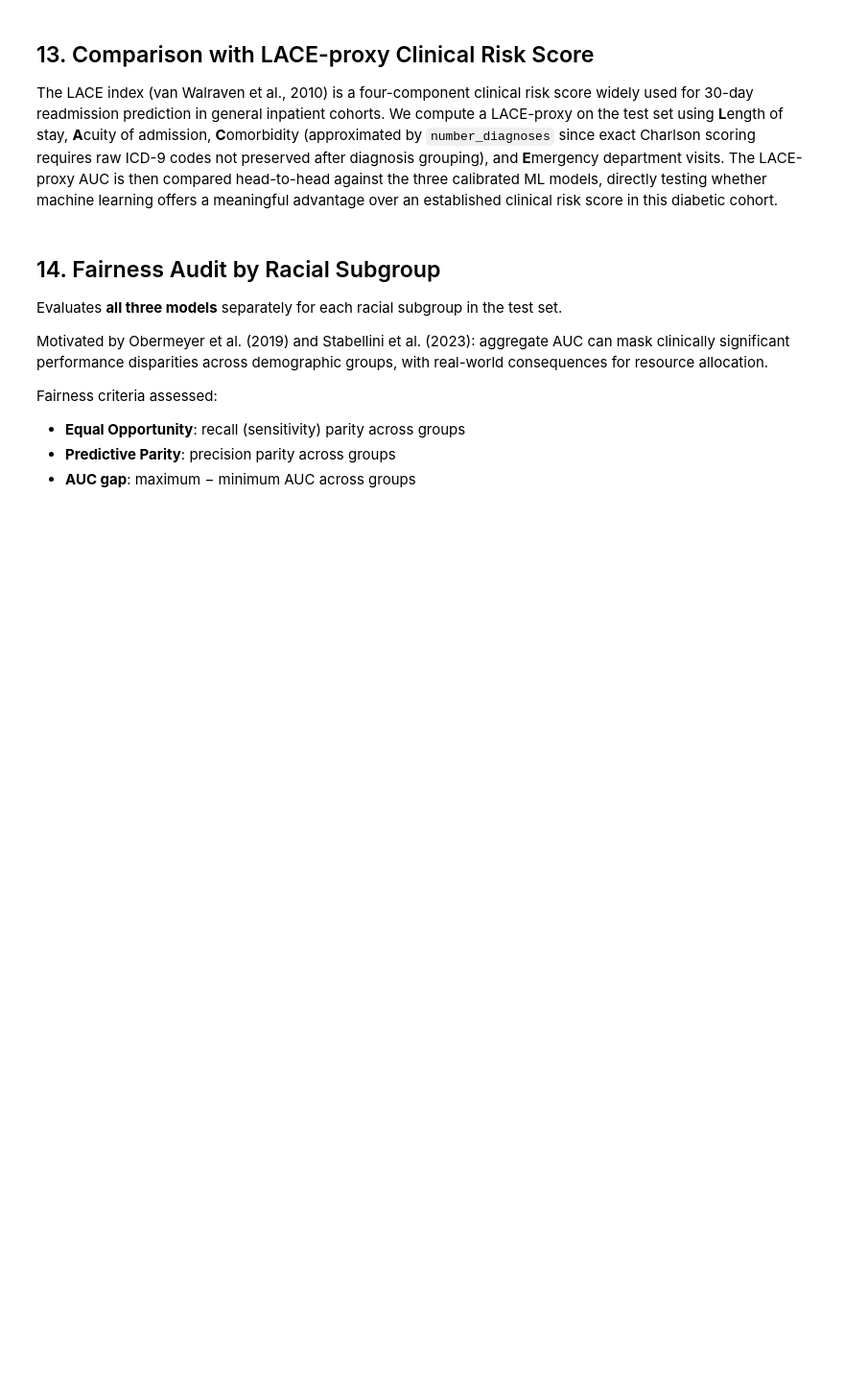
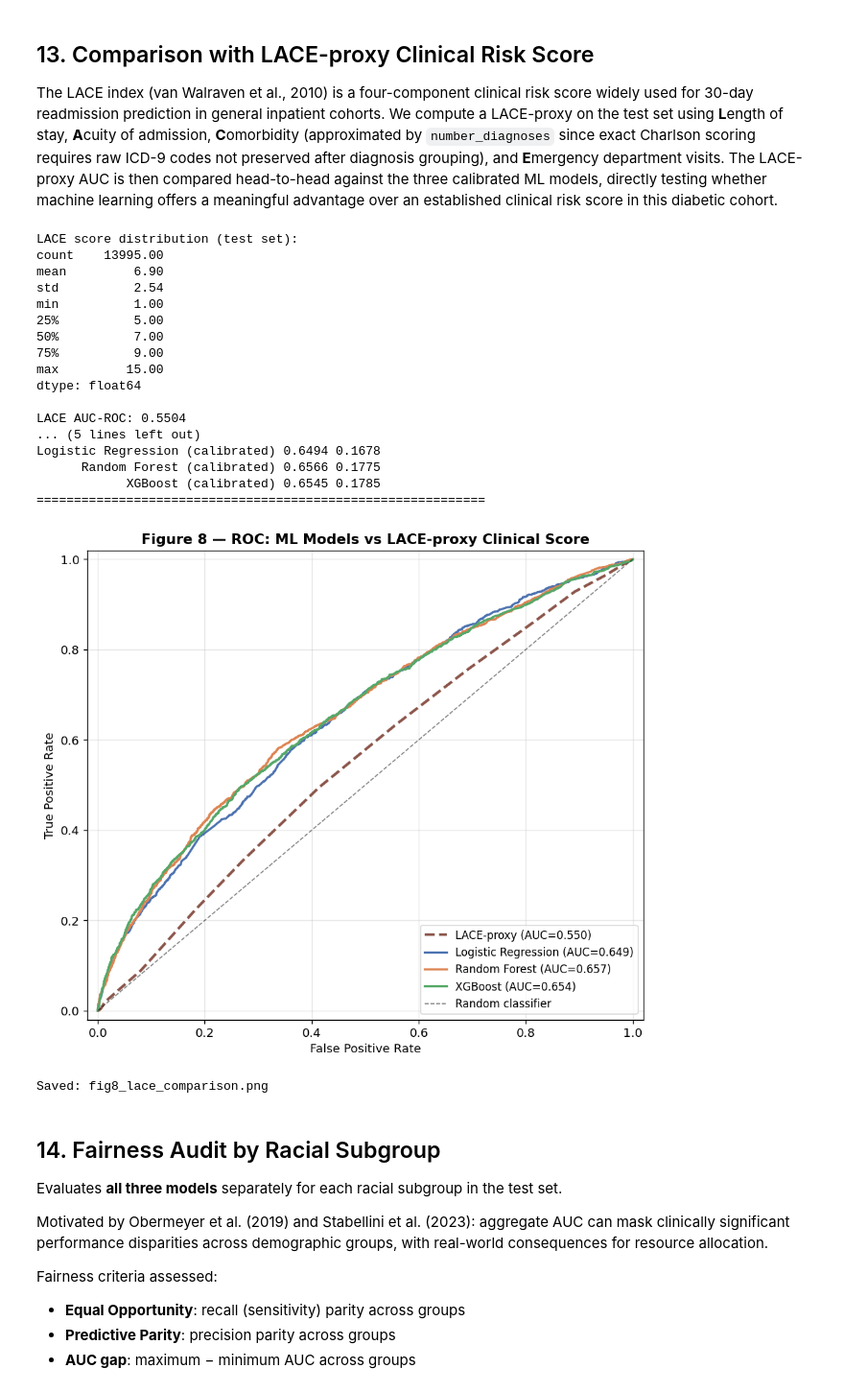
Before and after one commit to mahdi2382/Module_5, a Jupyter notebook: diabetes_readmission_improved.ipynb, the cells around one changed output. Shown at 96% size. Drawn from its saved outputs; the diff is of its cells as text; code cells hidden in the pictures; blank space fills up the shorter version.

```diff
--- a/diabetes_readmission_improved.ipynb
+++ b/diabetes_readmission_improved.ipynb
@@ -1063,36 +1313,56 @@ for name, cal_model in calibrated_models.items():
 comparison_df = pd.DataFrame(comparison)
 print("\n" + "="*60)
 print("Head-to-head benchmark vs LACE-proxy:")
 print(comparison_df.to_string(index=False))
 print("="*60)
 
 # ── Figure 9: ROC curves — ML models vs LACE-proxy ────────────────────────────
 fig, ax = plt.subplots(figsize=(8, 7))
 
 fpr, tpr, _ = roc_curve(y_test, lace_test)
 ax.plot(fpr, tpr, lw=2.5, linestyle='--', color='#8C564B',
         label=f"LACE-proxy (AUC={roc_auc_score(y_test, lace_test):.3f})")
 
 for i, (name, cal_model) in enumerate(calibrated_models.items()):
     yp = cal_model.predict_proba(X_test)[:, 1]
     fpr, tpr, _ = roc_curve(y_test, yp)
     ax.plot(fpr, tpr, lw=2, color=list(PALETTE.values())[i],
             label=f"{name} (AUC={roc_auc_score(y_test, yp):.3f})")
 
 ax.plot([0, 1], [0, 1], 'k--', lw=1, alpha=0.5, label='Random classifier')
 ax.set_xlim(-0.02, 1.02); ax.set_ylim(-0.02, 1.02)
 ax.set_xlabel('False Positive Rate')
 ax.set_ylabel('True Positive Rate')
-ax.set_title('Figure 9 — ROC: ML Models vs LACE-proxy Clinical Score',
+ax.set_title('Figure 8 — ROC: ML Models vs LACE-proxy Clinical Score',
              fontsize=13, fontweight='bold')
 ax.legend(fontsize=10, loc='lower right')
 ax.grid(alpha=0.3)
 plt.tight_layout()
-plt.savefig('fig9_lace_comparison.png', dpi=150, bbox_inches='tight')
+plt.savefig('fig8_lace_comparison.png', dpi=150, bbox_inches='tight')
 plt.show()
-print("Saved: fig9_lace_comparison.png")
+print("Saved: fig8_lace_comparison.png")
 
 comparison_df.to_csv('lace_comparison.csv', index=False)
+# %% [output]
+LACE score distribution (test set):
+count    13995.00
+mean         6.90
+std          2.54
+min          1.00
+25%          5.00
+50%          7.00
+75%          9.00
+max         15.00
+dtype: float64
+
+LACE AUC-ROC: 0.5504
+... (5 lines left out)
+Logistic Regression (calibrated) 0.6494 0.1678
+      Random Forest (calibrated) 0.6566 0.1775
+            XGBoost (calibrated) 0.6545 0.1785
+============================================================
+[figure, added]
+Saved: fig8_lace_comparison.png
 # %% [markdown]
 ## 14. Fairness Audit by Racial Subgroup
 
```
Also changed, not shown: parts of 29 cells of this notebook.
